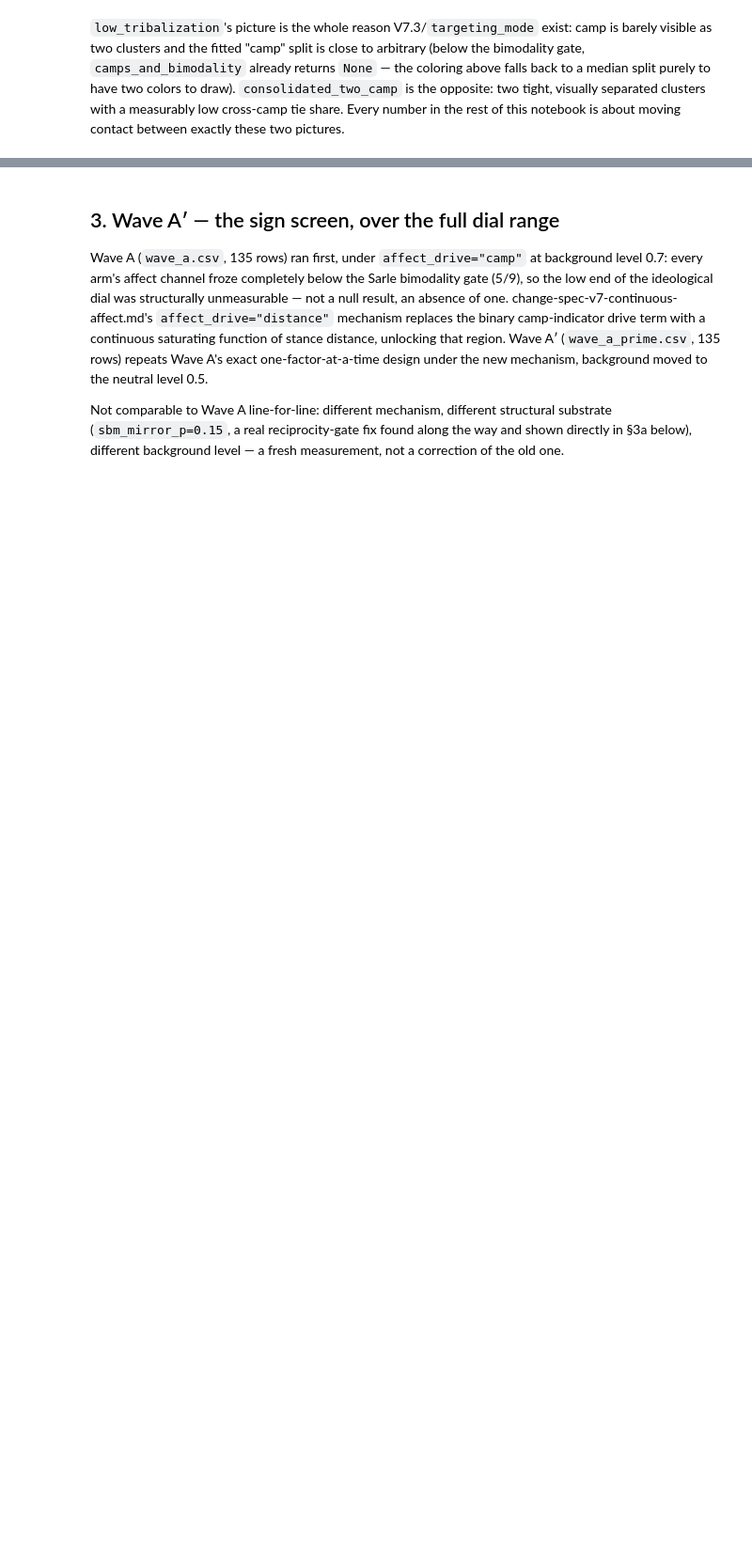
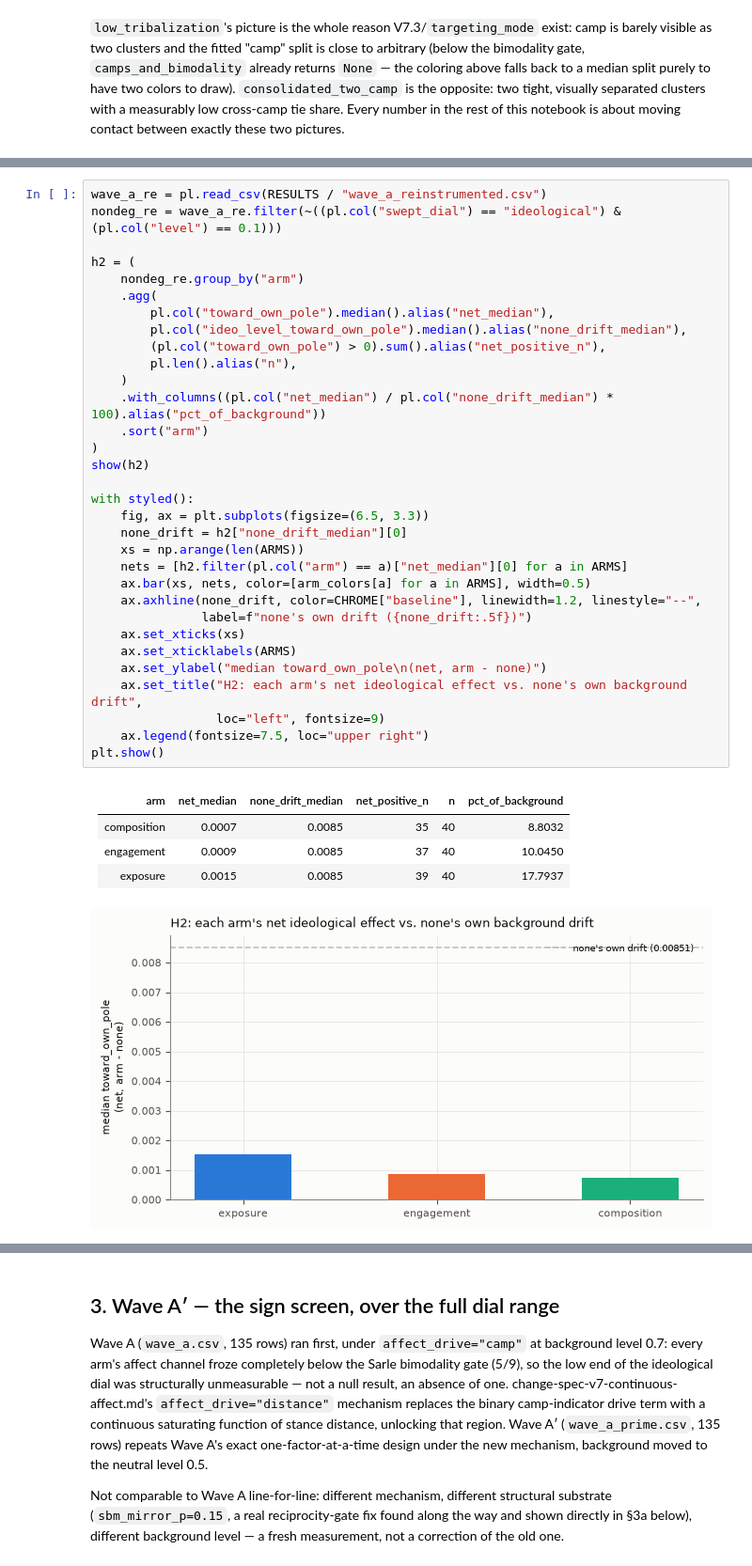
Before and after one commit to lrodeck/Network-Simulation, a Jupyter notebook: notebooks/experiment_03_bubble_intervention.ipynb, the cells around one changed output, grey strips where cells are left out. Shown at 94% size. Saved outputs shown, nothing was run; the diff lists cells and outputs as text; blank space fills up the shorter version.

```diff
--- a/notebooks/experiment_03_bubble_intervention.ipynb
+++ b/notebooks/experiment_03_bubble_intervention.ipynb
@@ -137,0 +161,39 @@ between exactly these two pictures.
+# %%
+wave_a_re = pl.read_csv(RESULTS / "wave_a_reinstrumented.csv")
+nondeg_re = wave_a_re.filter(~((pl.col("swept_dial") == "ideological") & (pl.col("level") == 0.1)))
+
+h2 = (
+    nondeg_re.group_by("arm")
+    .agg(
+        pl.col("toward_own_pole").median().alias("net_median"),
+        pl.col("ideo_level_toward_own_pole").median().alias("none_drift_median"),
+        (pl.col("toward_own_pole") > 0).sum().alias("net_positive_n"),
+        pl.len().alias("n"),
+    )
+    .with_columns((pl.col("net_median") / pl.col("none_drift_median") * 100).alias("pct_of_background"))
+    .sort("arm")
+)
+show(h2)
+
+with styled():
+    fig, ax = plt.subplots(figsize=(6.5, 3.3))
+    none_drift = h2["none_drift_median"][0]
+    xs = np.arange(len(ARMS))
+    nets = [h2.filter(pl.col("arm") == a)["net_median"][0] for a in ARMS]
+    ax.bar(xs, nets, color=[arm_colors[a] for a in ARMS], width=0.5)
+    ax.axhline(none_drift, color=CHROME["baseline"], linewidth=1.2, linestyle="--",
+               label=f"none's own drift ({none_drift:.5f})")
+    ax.set_xticks(xs)
+    ax.set_xticklabels(ARMS)
+    ax.set_ylabel("median toward_own_pole\n(net, arm - none)")
+    ax.set_title("H2: each arm's net ideological effect vs. none's own background drift",
+                 loc="left", fontsize=9)
+    ax.legend(fontsize=7.5, loc="upper right")
+plt.show()
+# %% [output]
+| arm | net_median | none_drift_median | net_positive_n | n | pct_of_background |
+| --- | --- | --- | --- | --- | --- |
+| composition | 0.0007 | 0.0085 | 35 | 40 | 8.8032 |
+| engagement | 0.0009 | 0.0085 | 37 | 40 | 10.0450 |
+| exposure | 0.0015 | 0.0085 | 39 | 40 | 17.7937 |
+[figure, added]
```
Also changed, not shown: parts of 7 cells of this notebook.
